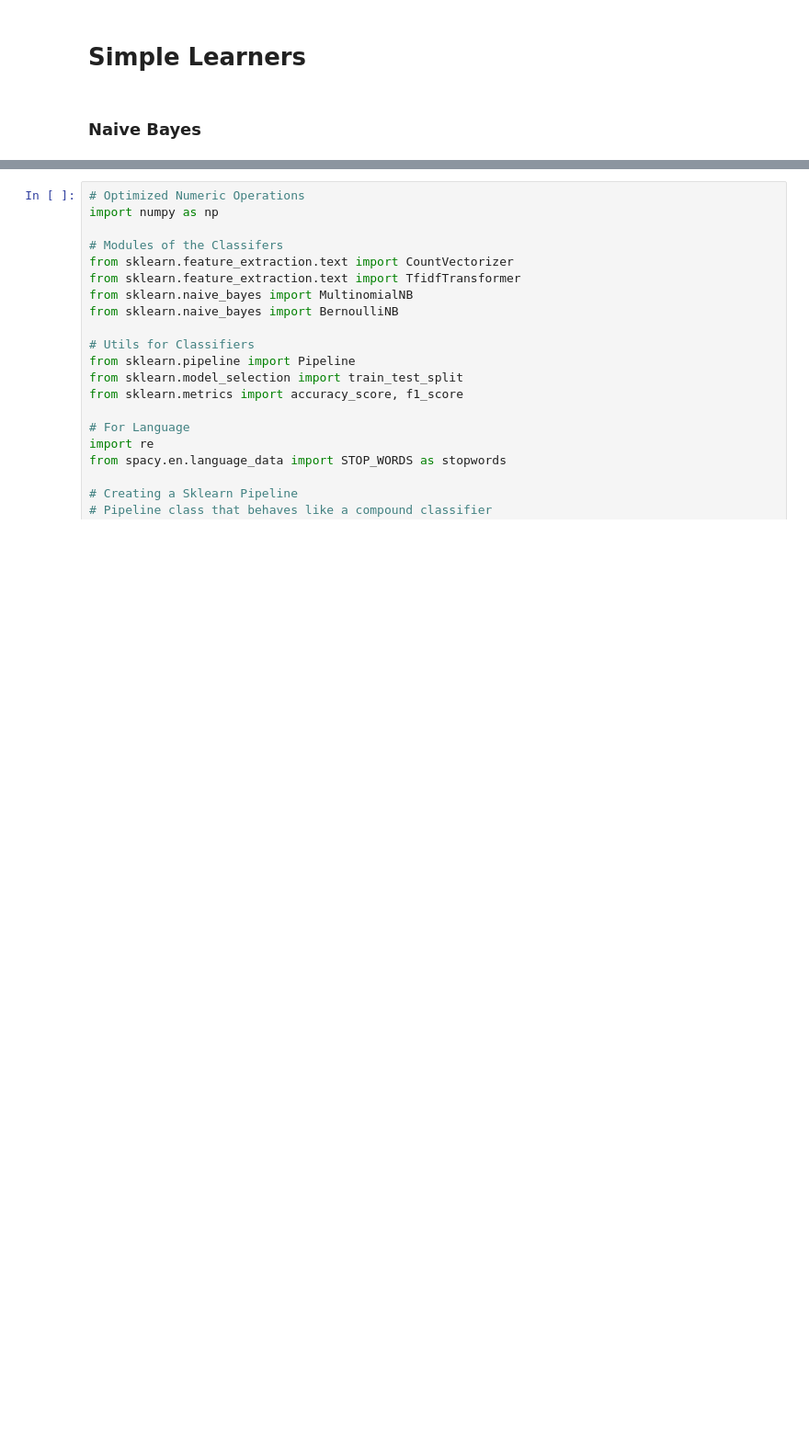
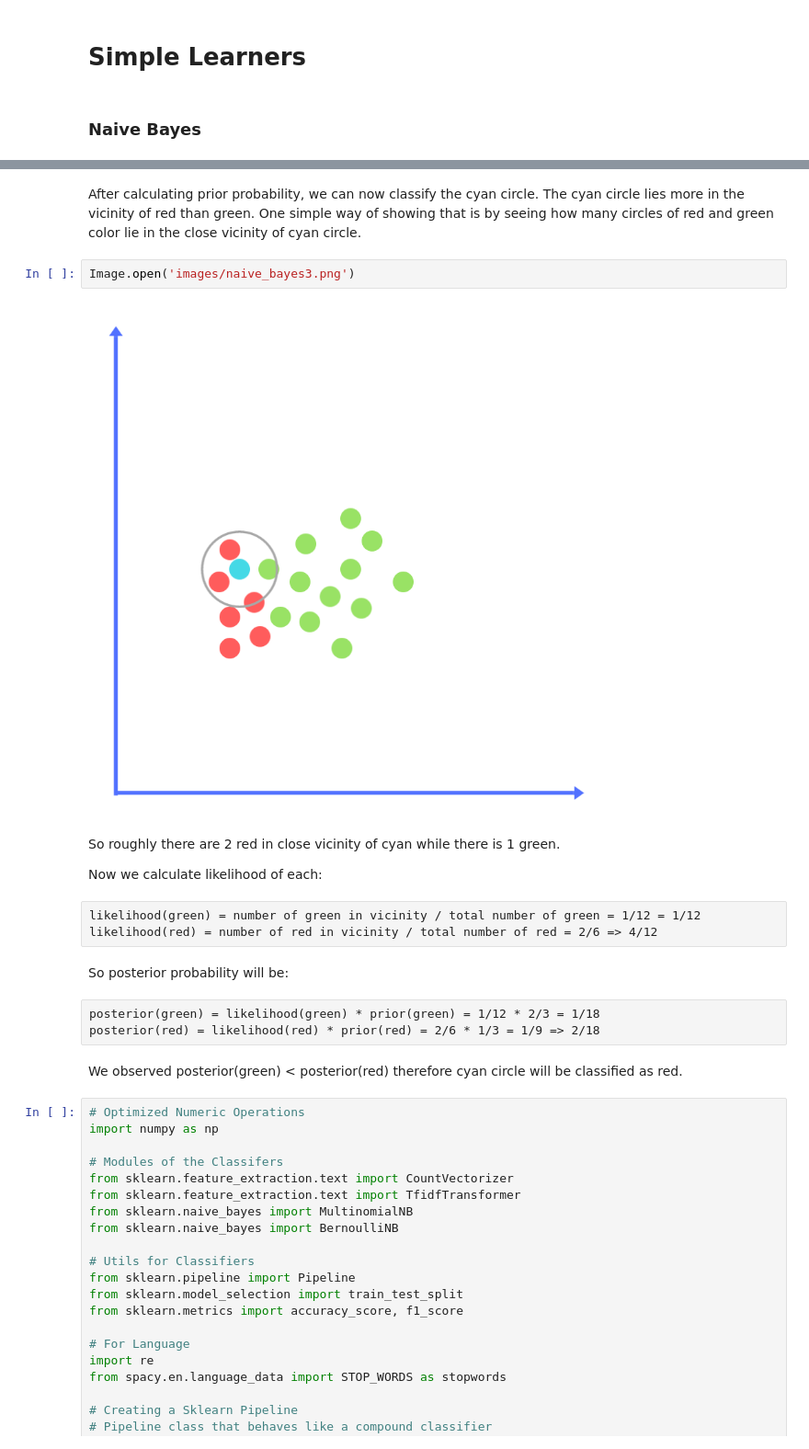
Before and after one commit to mukulmalik18/datahack_summit, a Jupyter notebook: NLP WorkShop.ipynb, the cells around one changed output, grey strips where cells are left out. Shown at 92% size. Saved outputs shown, nothing was run; the diff lists cells and outputs as text; blank space fills up the shorter version.

```diff
--- a/NLP WorkShop.ipynb
+++ b/NLP WorkShop.ipynb
@@ -450,3 +467,23 @@ w2v_visualize(word1='peach',word2='sodium',model=model_hybrid)
+# %% [markdown]
+After calculating prior probability, we can now classify the cyan circle. The cyan circle lies more in the vicinity of red than green. One simple way of showing that is by seeing how many circles of red and green color lie in the close vicinity of cyan circle.
+# %%
+Image.open('images/naive_bayes3.png')
+# %% [output]
+[figure, added]
+# %% [markdown]
+So roughly there are 2 red in close vicinity of cyan while there is 1 green.
+
+Now we calculate likelihood of each:
+# %% [raw]
+likelihood(green) = number of green in vicinity / total number of green = 1/12 = 1/12
+likelihood(red) = number of red in vicinity / total number of red = 2/6 => 4/12
+# %% [markdown]
+So posterior probability will be:
+# %% [raw]
+posterior(green) = likelihood(green) * prior(green) = 1/12 * 2/3 = 1/18
+posterior(red) = likelihood(red) * prior(red) = 2/6 * 1/3 = 1/9 => 2/18
+# %% [markdown]
+We observed posterior(green) < posterior(red) therefore cyan circle will be classified as red.
 # %%
 # Optimized Numeric Operations
 import numpy as np
```
Also changed, not shown: parts of 5 cells of this notebook, 4 other files.
